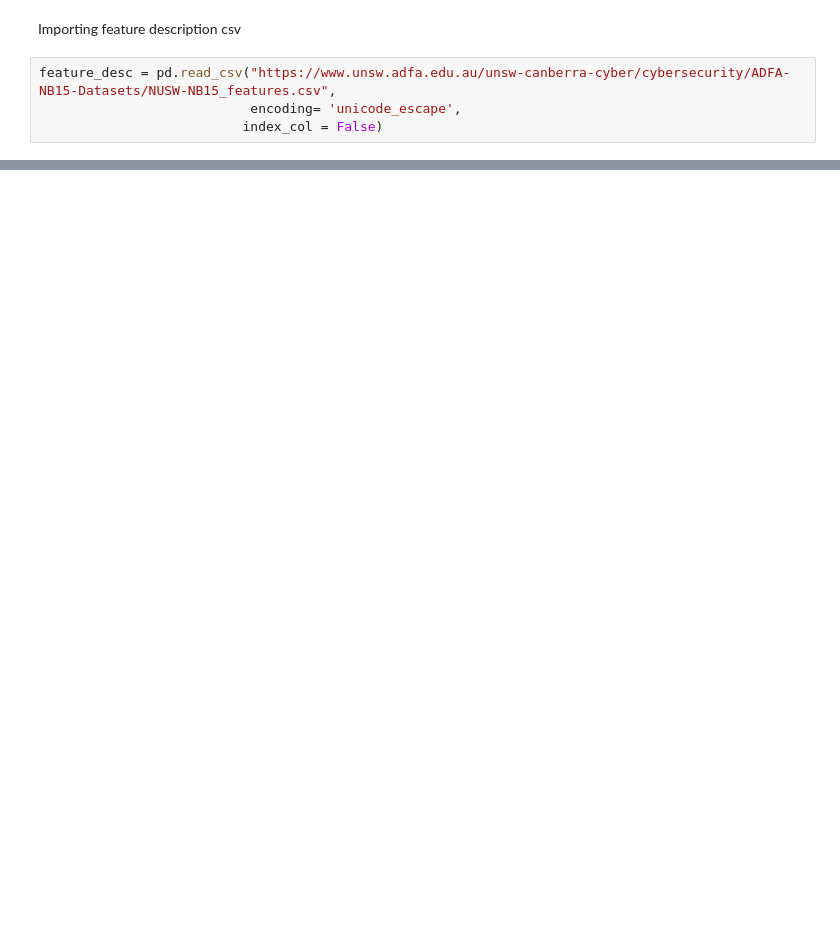
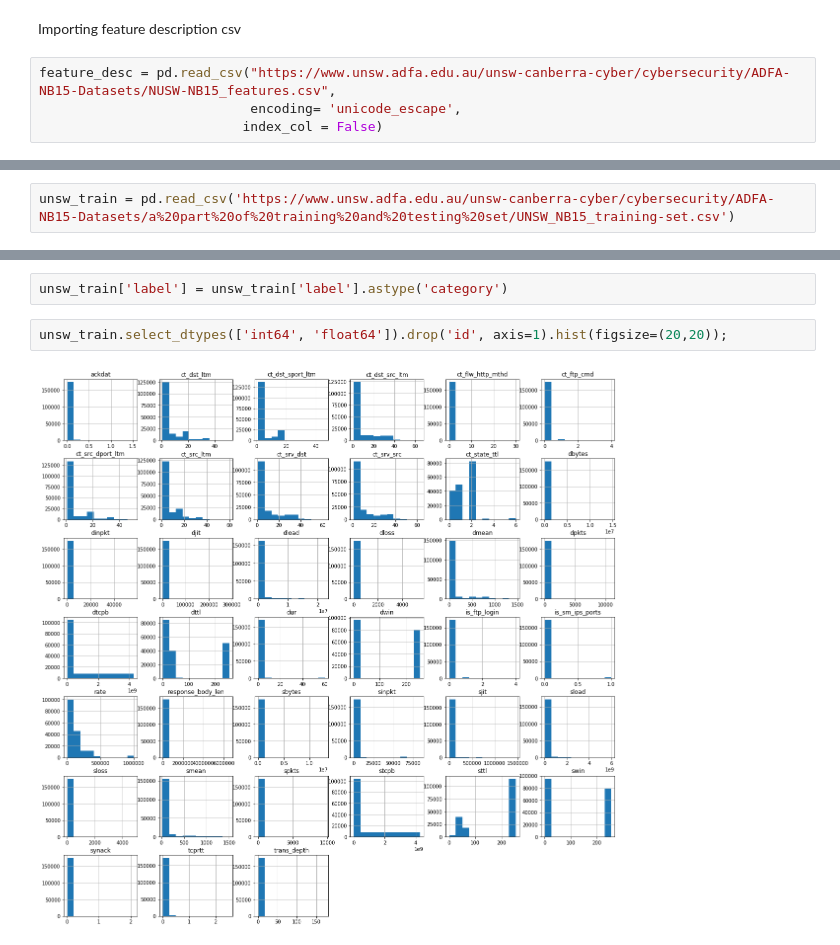
Before and after one commit to colbyw5/cyber_ml, a Jupyter notebook: code/UNSW_EDA.ipynb, the cells around one changed output, grey strips where cells are left out. Drawn from its saved outputs; the diff is of its cells as text; blank space fills up the shorter version.

```diff
--- a/code/UNSW_EDA.ipynb
+++ b/code/UNSW_EDA.ipynb
@@ -32,0 +54,2 @@ unsw1.head(20)
+# %%
+unsw_train = pd.read_csv('https://www.unsw.adfa.edu.au/unsw-canberra-cyber/cybersecurity/ADFA-NB15-Datasets/a%20part%20of%20training%20and%20testing%20set/UNSW_NB15_training-set.csv')
@@ -32,0 +66,6 @@ unsw1.head(20)
+# %%
+unsw_train['label'] = unsw_train['label'].astype('category')
+# %%
+unsw_train.select_dtypes(['int64', 'float64']).drop('id', axis=1).hist(figsize=(20,20));
+# %% [output]
+[figure, added]
```
Also changed, not shown: parts of 10 cells of this notebook, 1 other file.
